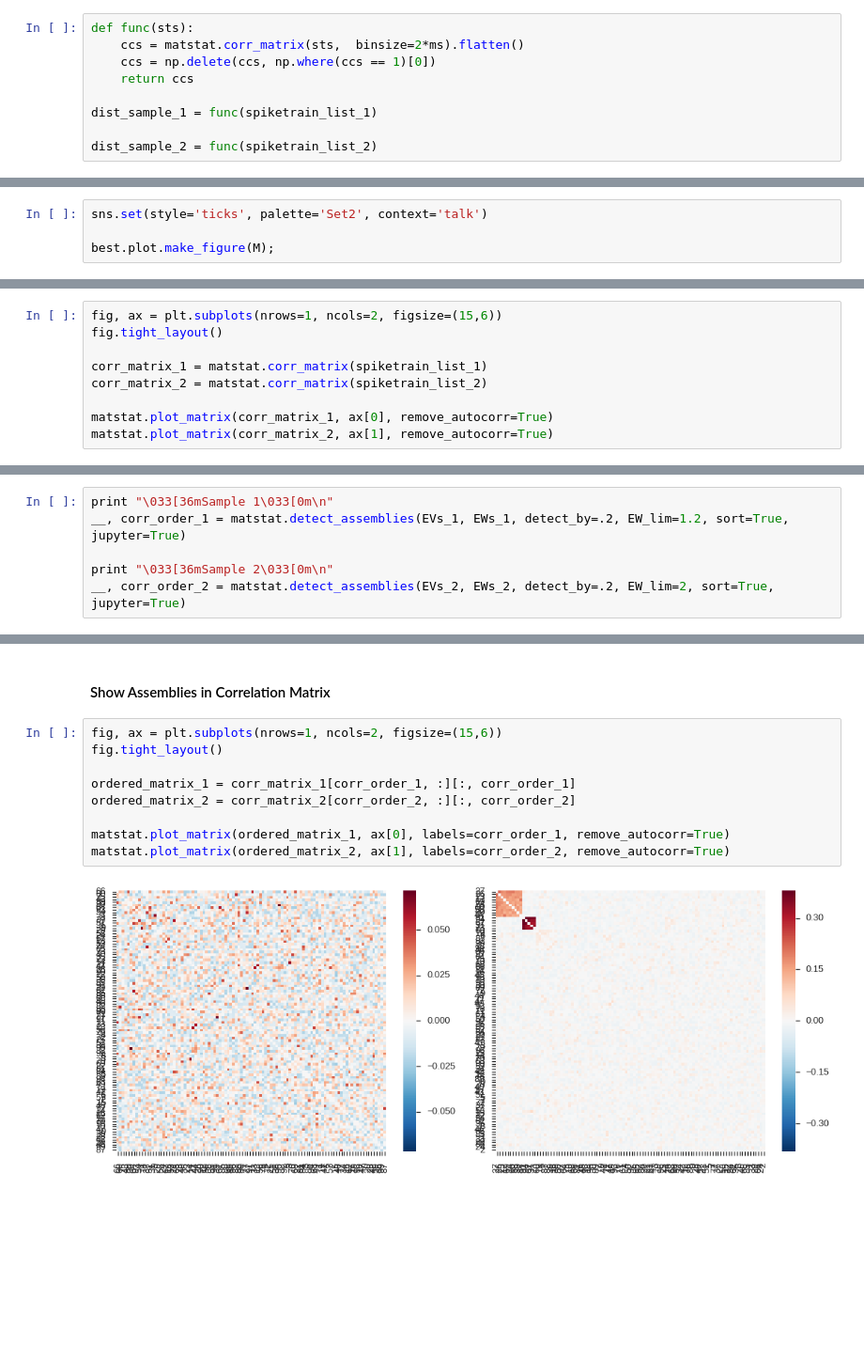
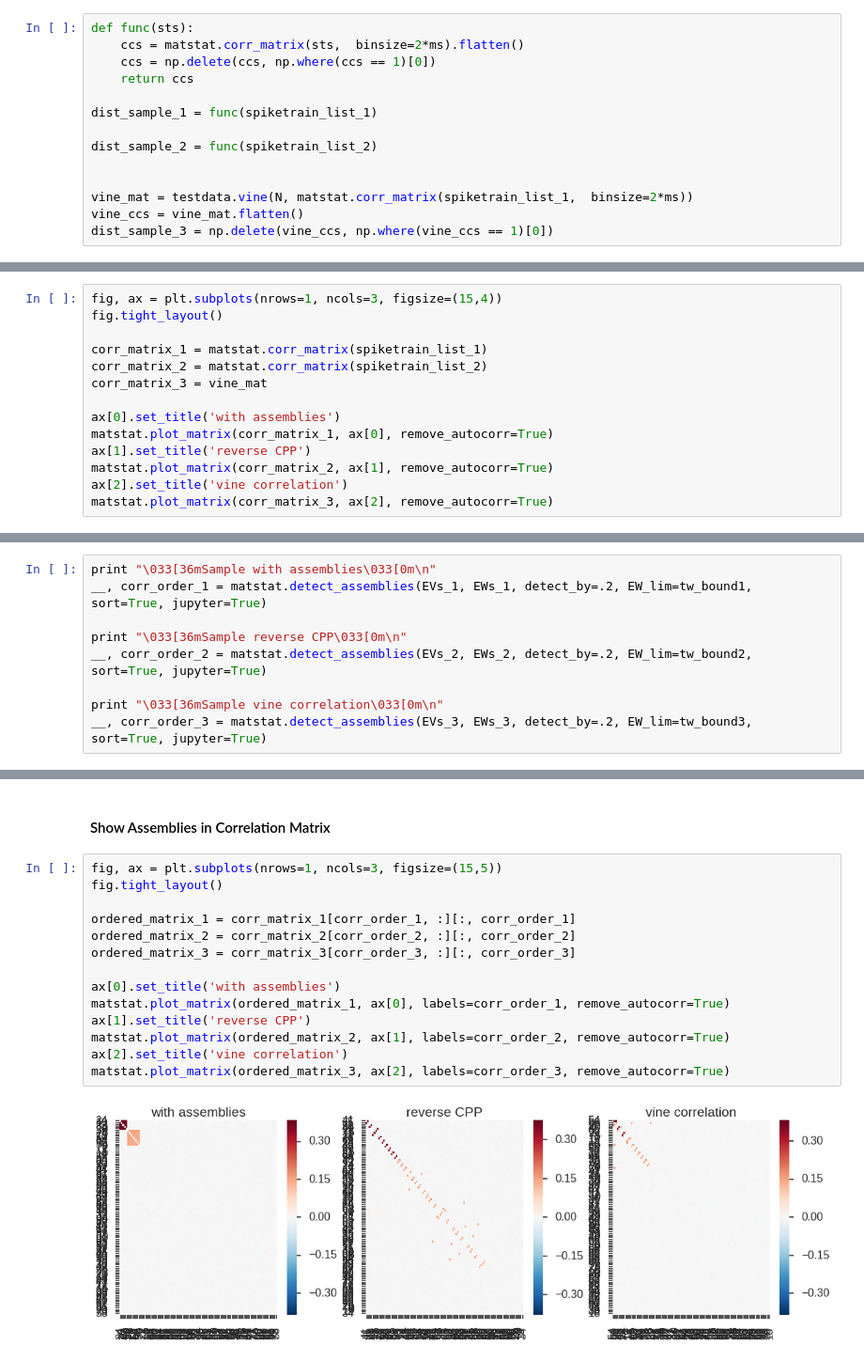
Before and after one commit to rgutzen/ValidationTools, a Jupyter notebook: Validation_Book.ipynb, the cells around one changed output, grey strips where cells are left out. Shown at 94% size. Drawn from its saved outputs; the diff is of its cells as text; blank space fills up the shorter version.

```diff
--- a/Validation_Book.ipynb
+++ b/Validation_Book.ipynb
@@ -103,6 +126,11 @@ def func(sts):
 dist_sample_1 = func(spiketrain_list_1)
 
 dist_sample_2 = func(spiketrain_list_2)
+
+
+vine_mat = testdata.vine(N, matstat.corr_matrix(spiketrain_list_1,  binsize=2*ms))
+vine_ccs = vine_mat.flatten()
+dist_sample_3 = np.delete(vine_ccs, np.where(vine_ccs == 1)[0])
 # %% [markdown]
 #### Effect Size (Moment Matching)
 # %%
@@ -166,4 +181,0 @@ M.sample(iter=110000, burn=10000)
-# %%
-sns.set(style='ticks', palette='Set2', context='talk')
-
-best.plot.make_figure(M);
@@ -257,12 +310,17 @@ Mann-Whitney-U-Test
 # %% [markdown]
 #### Heatmap
 # %%
-fig, ax = plt.subplots(nrows=1, ncols=2, figsize=(15,6))
+fig, ax = plt.subplots(nrows=1, ncols=3, figsize=(15,4))
 fig.tight_layout()
 
 corr_matrix_1 = matstat.corr_matrix(spiketrain_list_1)
 corr_matrix_2 = matstat.corr_matrix(spiketrain_list_2)
+corr_matrix_3 = vine_mat
 
+ax[0].set_title('with assemblies')
 matstat.plot_matrix(corr_matrix_1, ax[0], remove_autocorr=True)
+ax[1].set_title('reverse CPP')
 matstat.plot_matrix(corr_matrix_2, ax[1], remove_autocorr=True)
+ax[2].set_title('vine correlation')
+matstat.plot_matrix(corr_matrix_3, ax[2], remove_autocorr=True)
 # %% [output]
@@ -360,9 +446,12 @@ Angle between eigenspaces
 # %% [markdown]
 #### Detect Assemblies
 # %%
-print "\033[36mSample 1\033[0m\n"
-__, corr_order_1 = matstat.detect_assemblies(EVs_1, EWs_1, detect_by=.2, EW_lim=1.2, sort=True, jupyter=True)
+print "\033[36mSample with assemblies\033[0m\n"
+__, corr_order_1 = matstat.detect_assemblies(EVs_1, EWs_1, detect_by=.2, EW_lim=tw_bound1, sort=True, jupyter=True)
 
-print "\033[36mSample 2\033[0m\n"
-__, corr_order_2 = matstat.detect_assemblies(EVs_2, EWs_2, detect_by=.2, EW_lim=2, sort=True, jupyter=True)
+print "\033[36mSample reverse CPP\033[0m\n"
+__, corr_order_2 = matstat.detect_assemblies(EVs_2, EWs_2, detect_by=.2, EW_lim=tw_bound2, sort=True, jupyter=True)
+
+print "\033[36mSample vine correlation\033[0m\n"
+__, corr_order_3 = matstat.detect_assemblies(EVs_3, EWs_3, detect_by=.2, EW_lim=tw_bound3, sort=True, jupyter=True)
 # %% [output]
@@ -386,13 +475,18 @@ Portion:        0.45    0.43    0.42    0.42    0.42            0.96
 # %% [markdown]
 #### Show Assemblies in Correlation Matrix
 # %%
-fig, ax = plt.subplots(nrows=1, ncols=2, figsize=(15,6))
+fig, ax = plt.subplots(nrows=1, ncols=3, figsize=(15,5))
 fig.tight_layout()
 
 ordered_matrix_1 = corr_matrix_1[corr_order_1, :][:, corr_order_1]
 ordered_matrix_2 = corr_matrix_2[corr_order_2, :][:, corr_order_2]
+ordered_matrix_3 = corr_matrix_3[corr_order_3, :][:, corr_order_3]
 
+ax[0].set_title('with assemblies')
 matstat.plot_matrix(ordered_matrix_1, ax[0], labels=corr_order_1, remove_autocorr=True)
+ax[1].set_title('reverse CPP')
 matstat.plot_matrix(ordered_matrix_2, ax[1], labels=corr_order_2, remove_autocorr=True)
+ax[2].set_title('vine correlation')
+matstat.plot_matrix(ordered_matrix_3, ax[2], labels=corr_order_3, remove_autocorr=True)
 # %% [output]
-[figure, old version]
+[figure, new version]
```
Also changed, not shown: parts of 26 cells of this notebook, 3 other files.
